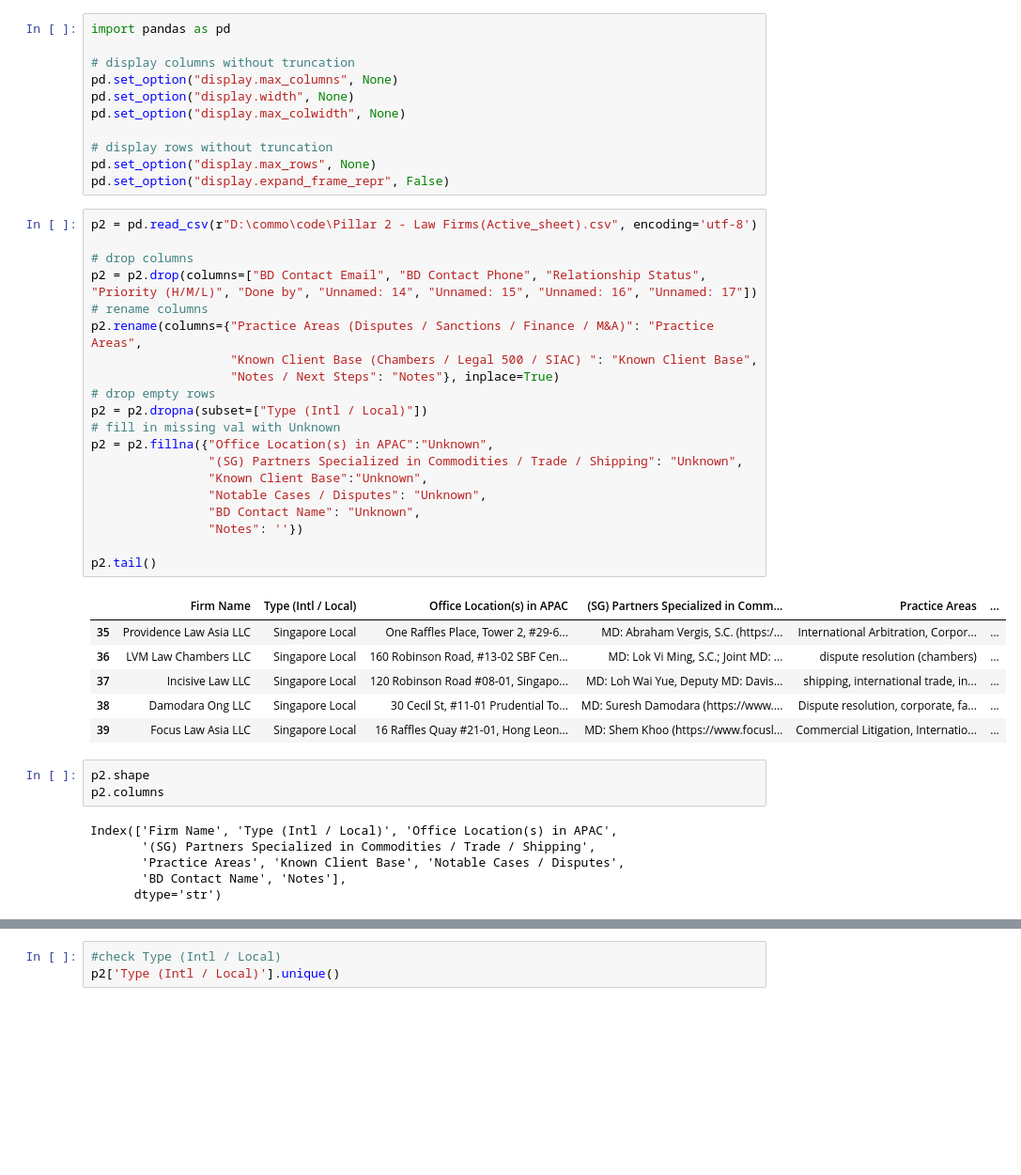
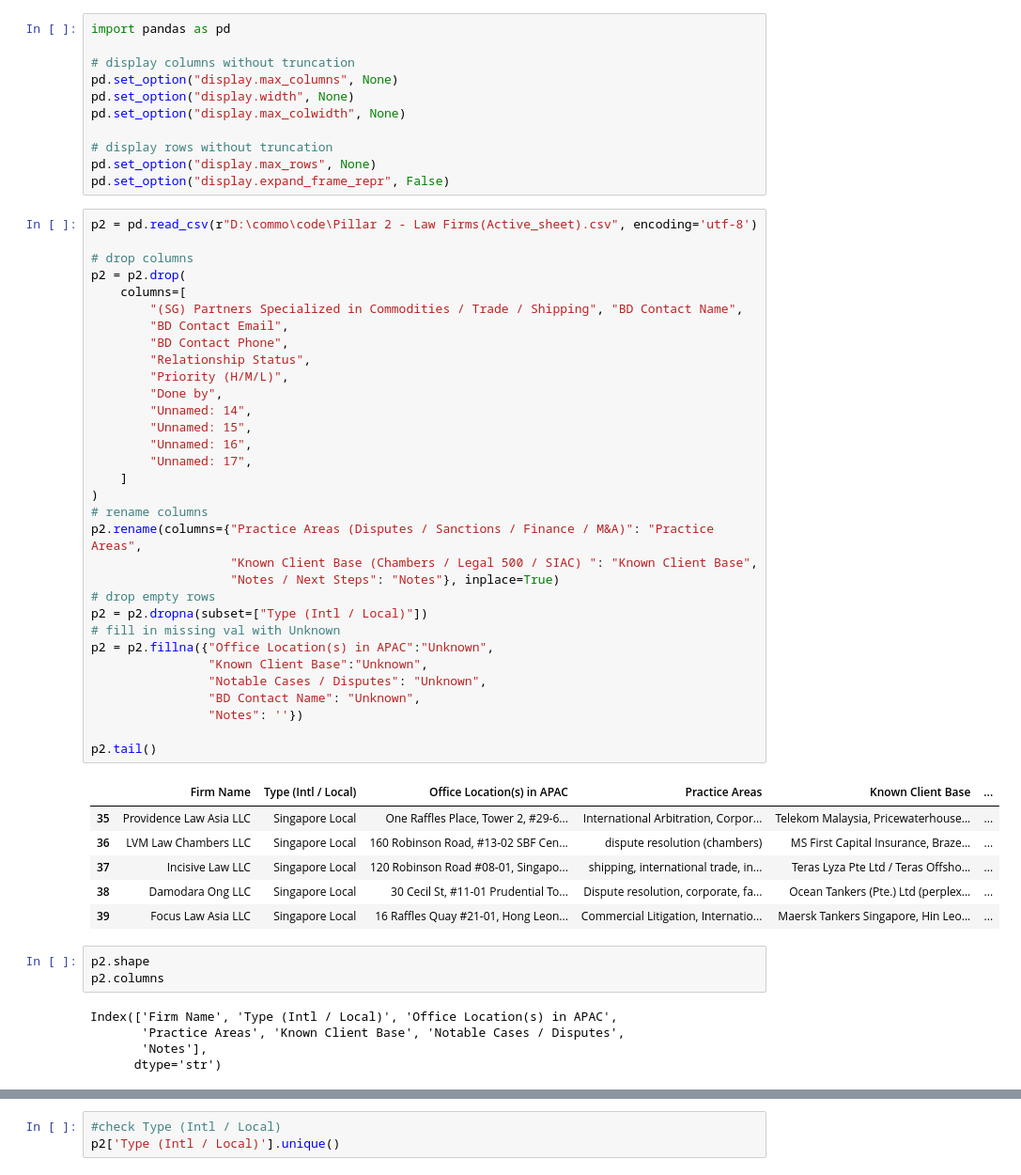
Before and after one commit to Mona212004/sna_trader_financier_lawyer, a Jupyter notebook: clean_data/clean_pillar2.ipynb, the cells around one changed output, grey strips where cells are left out. Shown at 94% size. Drawn from its saved outputs; the diff is of its cells as text; blank space fills up the shorter version.

```diff
--- a/clean_data/clean_pillar2.ipynb
+++ b/clean_data/clean_pillar2.ipynb
@@ -12,38 +12,49 @@ pd.set_option("display.expand_frame_repr", False)
 # %%
 p2 = pd.read_csv(r"D:\commo\code\Pillar 2 - Law Firms(Active_sheet).csv", encoding='utf-8')
 
 # drop columns
-p2 = p2.drop(columns=["BD Contact Email", "BD Contact Phone", "Relationship Status", "Priority (H/M/L)", "Done by", "Unnamed: 14", "Unnamed: 15", "Unnamed: 16", "Unnamed: 17"])
+p2 = p2.drop(
+    columns=[
+        "(SG) Partners Specialized in Commodities / Trade / Shipping", "BD Contact Name",
+        "BD Contact Email",
+        "BD Contact Phone",
+        "Relationship Status",
+        "Priority (H/M/L)",
+        "Done by",
+        "Unnamed: 14",
+        "Unnamed: 15",
+        "Unnamed: 16",
+        "Unnamed: 17",
+    ]
+)
 # rename columns
 p2.rename(columns={"Practice Areas (Disputes / Sanctions / Finance / M&A)": "Practice Areas",
                    "Known Client Base (Chambers / Legal 500 / SIAC) ": "Known Client Base",
                    "Notes / Next Steps": "Notes"}, inplace=True)
 # drop empty rows
 p2 = p2.dropna(subset=["Type (Intl / Local)"])
 # fill in missing val with Unknown
 p2 = p2.fillna({"Office Location(s) in APAC":"Unknown",
-                "(SG) Partners Specialized in Commodities / Trade / Shipping": "Unknown",
                 "Known Client Base":"Unknown",
                 "Notable Cases / Disputes": "Unknown",
                 "BD Contact Name": "Unknown",
                 "Notes": ''})
 
 p2.tail()
 # %% [output]
-|  | Firm Name | Type (Intl / Local) | Office Location(s) in APAC | (SG) Partners Specialized in Comm... | Practice Areas | ... |
-| 35 | Providence Law Asia LLC | Singapore Local | One Raffles Place, Tower 2, #29-6... | MD: Abraham Vergis, S.C. (https:/... | International Arbitration, Corpor... | ... |
-| 36 | LVM Law Chambers LLC | Singapore Local | 160 Robinson Road, #13-02 SBF Cen... | MD: Lok Vi Ming, S.C.; Joint MD: ... | dispute resolution (chambers) | ... |
-| 37 | Incisive Law LLC | Singapore Local | 120 Robinson Road #08-01, Singapo... | MD: Loh Wai Yue, Deputy MD: Davis... | shipping, international trade, in... | ... |
-| 38 | Damodara Ong LLC | Singapore Local | 30 Cecil St, #11-01 Prudential To... | MD: Suresh Damodara (https://www.... | Dispute resolution, corporate, fa... | ... |
-| 39 | Focus Law Asia LLC | Singapore Local | 16 Raffles Quay #21-01, Hong Leon... | MD: Shem Khoo (https://www.focusl... | Commercial Litigation, Internatio... | ... |
+|  | Firm Name | Type (Intl / Local) | Office Location(s) in APAC | Practice Areas | Known Client Base | ... |
+| 35 | Providence Law Asia LLC | Singapore Local | One Raffles Place, Tower 2, #29-6... | International Arbitration, Corpor... | Telekom Malaysia, Pricewaterhouse... | ... |
+| 36 | LVM Law Chambers LLC | Singapore Local | 160 Robinson Road, #13-02 SBF Cen... | dispute resolution (chambers) | MS First Capital Insurance, Braze... | ... |
+| 37 | Incisive Law LLC | Singapore Local | 120 Robinson Road #08-01, Singapo... | shipping, international trade, in... | Teras Lyza Pte Ltd / Teras Offsho... | ... |
+| 38 | Damodara Ong LLC | Singapore Local | 30 Cecil St, #11-01 Prudential To... | Dispute resolution, corporate, fa... | Ocean Tankers (Pte.) Ltd (perplex... | ... |
+| 39 | Focus Law Asia LLC | Singapore Local | 16 Raffles Quay #21-01, Hong Leon... | Commercial Litigation, Internatio... | Maersk Tankers Singapore, Hin Leo... | ... |
 # %%
 p2.shape
 p2.columns
 # %% [output]
 Index(['Firm Name', 'Type (Intl / Local)', 'Office Location(s) in APAC',
-       '(SG) Partners Specialized in Commodities / Trade / Shipping',
        'Practice Areas', 'Known Client Base', 'Notable Cases / Disputes',
-       'BD Contact Name', 'Notes'],
+       'Notes'],
       dtype='str')
 # %%
 p2.isna().sum()
```
Also changed, not shown: parts of 13 cells of this notebook, 2 other files.
